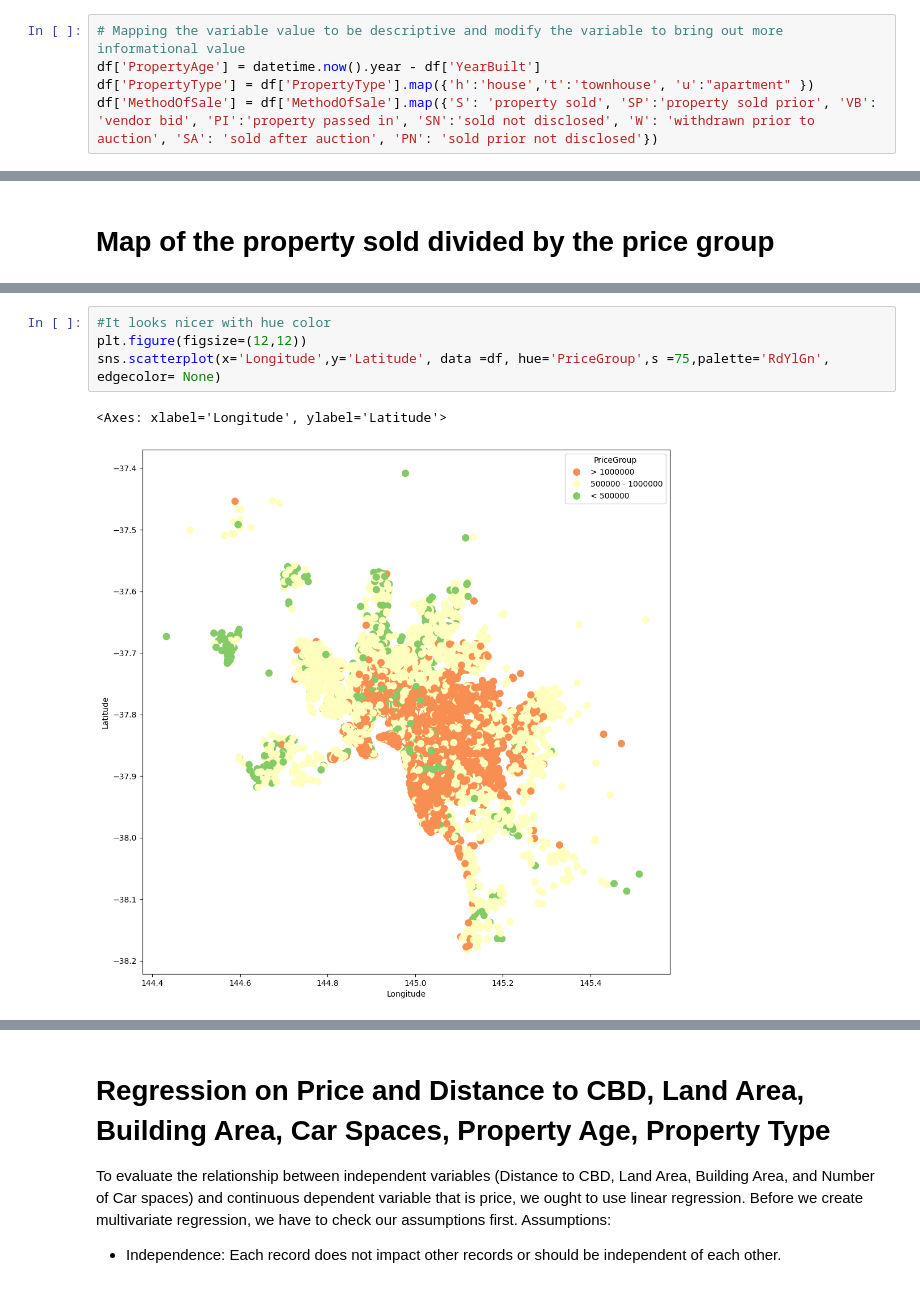
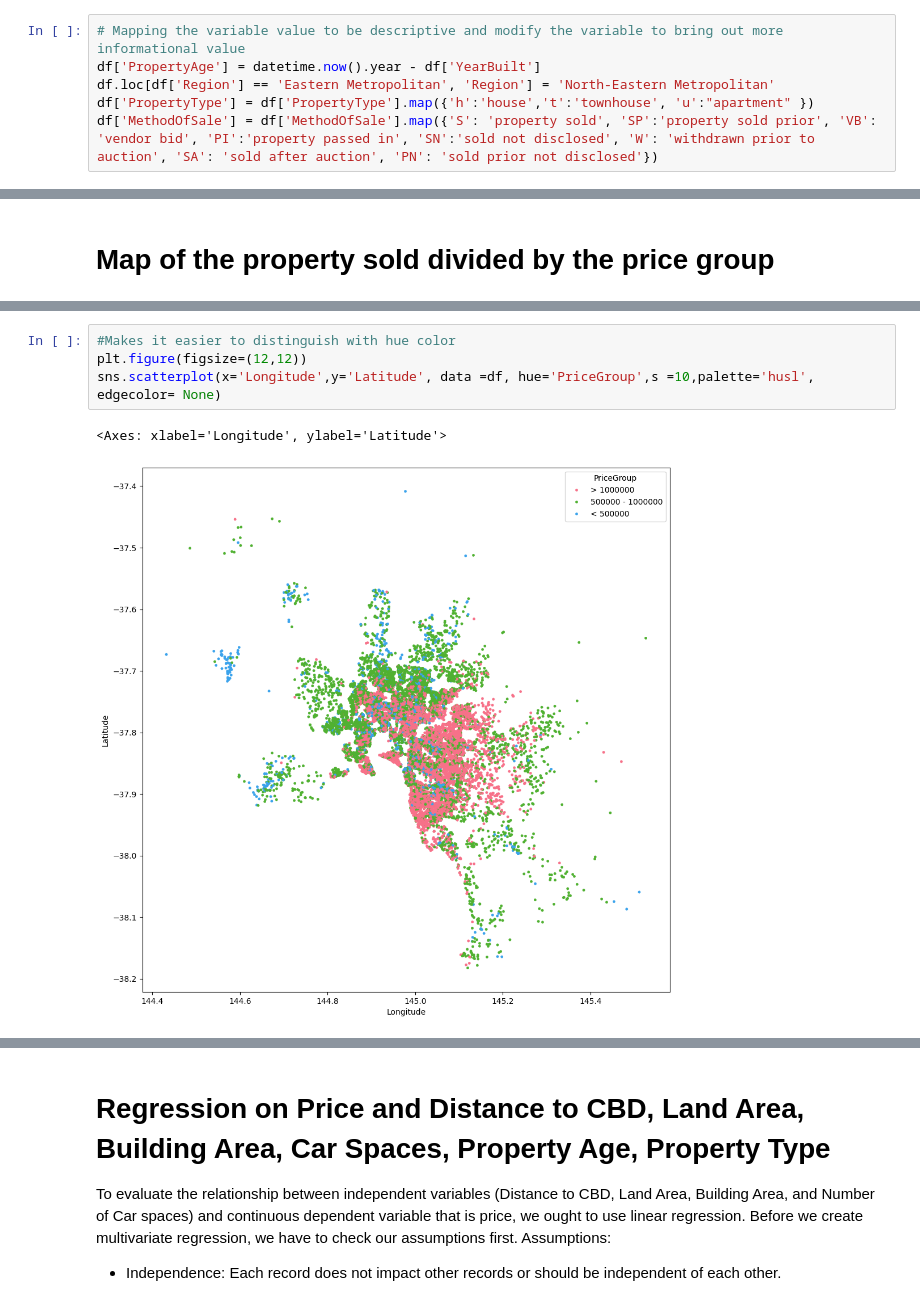
Before and after one commit to DustinKeene/Melbourne-Property-Price-Prediction-Modelling-, a Jupyter notebook: data_project_lab.ipynb, the cells around one changed output, grey strips where cells are left out. Drawn from its saved outputs; the diff is of its cells as text.

```diff
--- a/data_project_lab.ipynb
+++ b/data_project_lab.ipynb
@@ -215,6 +238,7 @@ df.dropna(subset=['Latitude','Longitude'], inplace= True)
 # %%
 # Mapping the variable value to be descriptive and modify the variable to bring out more informational value
 df['PropertyAge'] = datetime.now().year - df['YearBuilt']
+df.loc[df['Region'] == 'Eastern Metropolitan', 'Region'] = 'North-Eastern Metropolitan'
 df['PropertyType'] = df['PropertyType'].map({'h':'house','t':'townhouse', 'u':"apartment" })
 df['MethodOfSale'] = df['MethodOfSale'].map({'S': 'property sold', 'SP':'property sold prior', 'VB': 'vendor bid', 'PI':'property passed in', 'SN':'sold not disclosed', 'W': 'withdrawn prior to auction', 'SA': 'sold after auction', 'PN': 'sold prior not disclosed'})
 # %%
@@ -353,7 +373,7 @@ df.sort_values(by='Price', ascending=False).head(15)
 # %%
-#It looks nicer with hue color
+#Makes it easier to distinguish with hue color
 plt.figure(figsize=(12,12))
-sns.scatterplot(x='Longitude',y='Latitude', data =df, hue='PriceGroup',s =75,palette='RdYlGn', edgecolor= None)
+sns.scatterplot(x='Longitude',y='Latitude', data =df, hue='PriceGroup',s =10,palette='husl', edgecolor= None)
 # %% [output]
 <Axes: xlabel='Longitude', ylabel='Latitude'>
-[figure, old version]
+[figure, new version]
```
Also changed, not shown: parts of 39 cells of this notebook, 1 other file.
